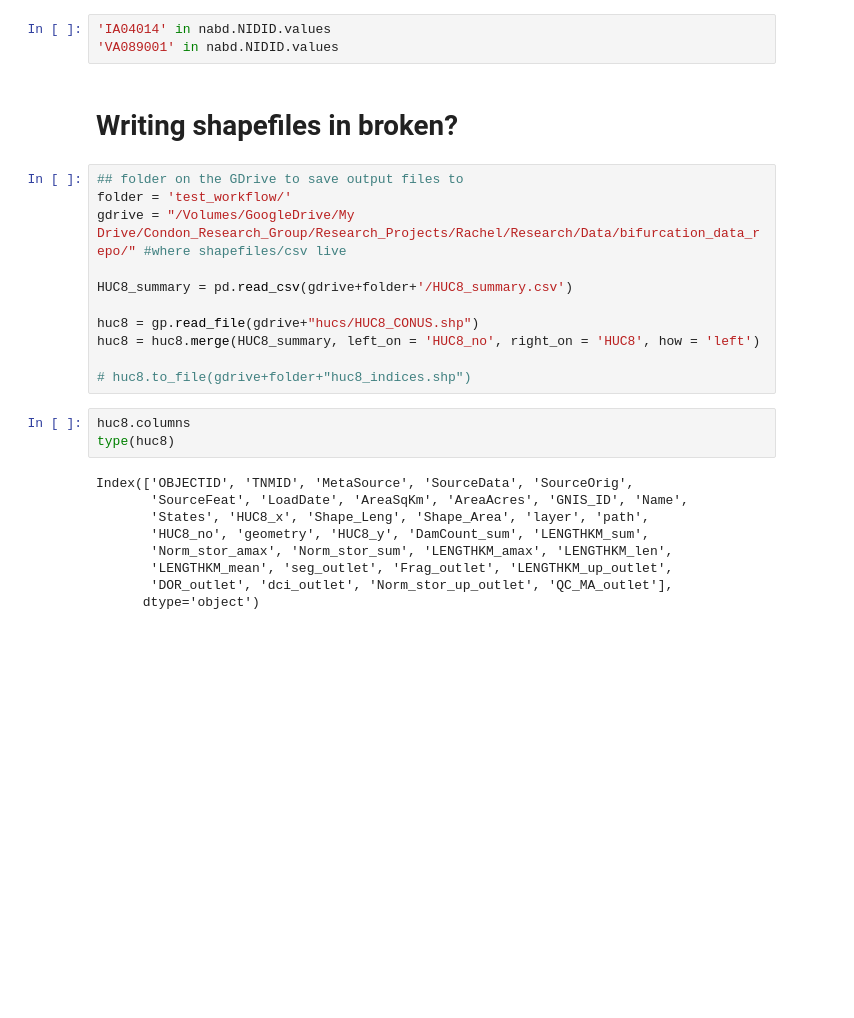
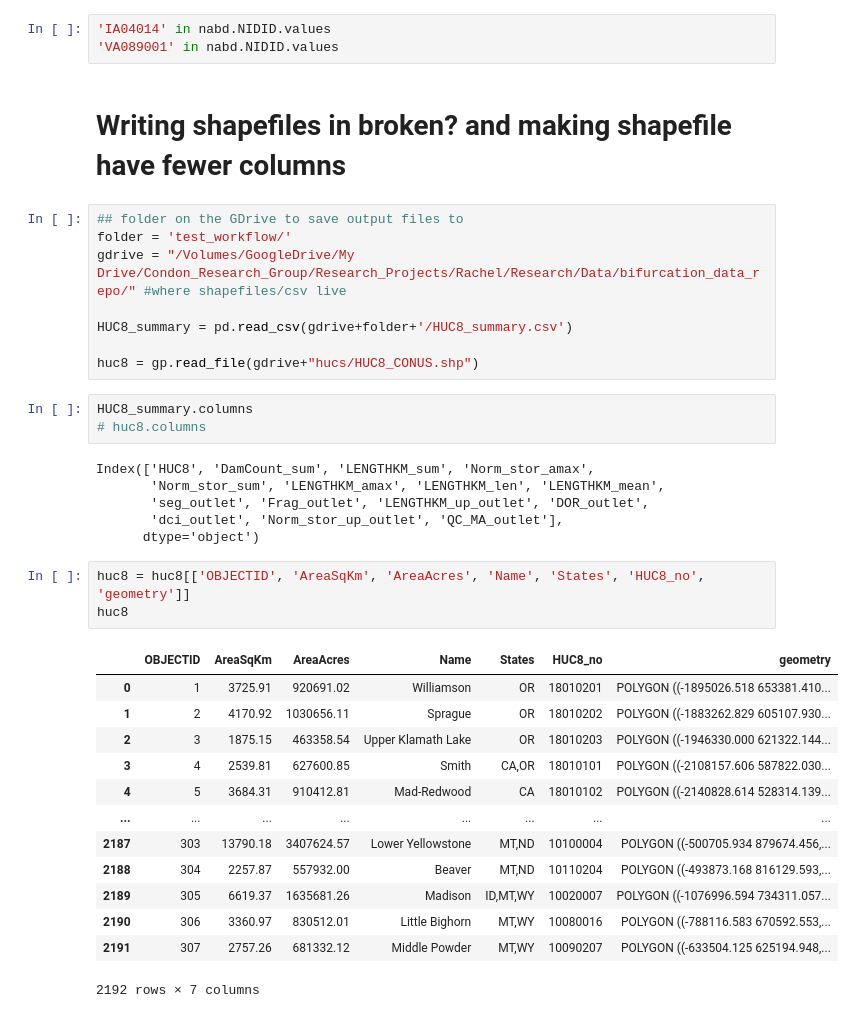
Before and after one commit to rspinti/River_bifurcation, a Jupyter notebook: archive/testing_things_part1000.ipynb, the cells around one changed output. Saved outputs shown, nothing was run; the diff lists cells and outputs as text; blank space fills up the shorter version.

```diff
--- a/archive/testing_things_part1000.ipynb
+++ b/archive/testing_things_part1000.ipynb
@@ -150,7 +150,7 @@ nabd_dams
 'IA04014' in nabd.NIDID.values
 'VA089001' in nabd.NIDID.values
 # %% [markdown]
-# Writing shapefiles in broken?
+# Writing shapefiles in broken? and making shapefile have fewer columns
 # %%
 ## folder on the GDrive to save output files to
 folder = 'test_workflow/'
@@ -159,18 +159,29 @@ gdrive = "/Volumes/GoogleDrive/My Drive/Condon_Research_Group/Research_Projects/
 HUC8_summary = pd.read_csv(gdrive+folder+'/HUC8_summary.csv')
 
 huc8 = gp.read_file(gdrive+"hucs/HUC8_CONUS.shp")
-huc8 = huc8.merge(HUC8_summary, left_on = 'HUC8_no', right_on = 'HUC8', how = 'left')
-
-# huc8.to_file(gdrive+folder+"huc8_indices.shp")
 # %%
-huc8.columns
-type(huc8)
+HUC8_summary.columns
+# huc8.columns
 # %% [output]
-Index(['OBJECTID', 'TNMID', 'MetaSource', 'SourceData', 'SourceOrig',
-       'SourceFeat', 'LoadDate', 'AreaSqKm', 'AreaAcres', 'GNIS_ID', 'Name',
-       'States', 'HUC8_x', 'Shape_Leng', 'Shape_Area', 'layer', 'path',
-       'HUC8_no', 'geometry', 'HUC8_y', 'DamCount_sum', 'LENGTHKM_sum',
-       'Norm_stor_amax', 'Norm_stor_sum', 'LENGTHKM_amax', 'LENGTHKM_len',
-       'LENGTHKM_mean', 'seg_outlet', 'Frag_outlet', 'LENGTHKM_up_outlet',
-       'DOR_outlet', 'dci_outlet', 'Norm_stor_up_outlet', 'QC_MA_outlet'],
+Index(['HUC8', 'DamCount_sum', 'LENGTHKM_sum', 'Norm_stor_amax',
+       'Norm_stor_sum', 'LENGTHKM_amax', 'LENGTHKM_len', 'LENGTHKM_mean',
+       'seg_outlet', 'Frag_outlet', 'LENGTHKM_up_outlet', 'DOR_outlet',
+       'dci_outlet', 'Norm_stor_up_outlet', 'QC_MA_outlet'],
       dtype='object')
+# %%
+huc8 = huc8[['OBJECTID', 'AreaSqKm', 'AreaAcres', 'Name', 'States', 'HUC8_no', 'geometry']]
+huc8
+# %% [output]
+|  | OBJECTID | AreaSqKm | AreaAcres | Name | States | HUC8_no | geometry |
+| 0 | 1 | 3725.91 | 920691.02 | Williamson | OR | 18010201 | POLYGON ((-1895026.518 653381.410... |
+| 1 | 2 | 4170.92 | 1030656.11 | Sprague | OR | 18010202 | POLYGON ((-1883262.829 605107.930... |
+| 2 | 3 | 1875.15 | 463358.54 | Upper Klamath Lake | OR | 18010203 | POLYGON ((-1946330.000 621322.144... |
+| 3 | 4 | 2539.81 | 627600.85 | Smith | CA,OR | 18010101 | POLYGON ((-2108157.606 587822.030... |
+| 4 | 5 | 3684.31 | 910412.81 | Mad-Redwood | CA | 18010102 | POLYGON ((-2140828.614 528314.139... |
+| ... | ... | ... | ... | ... | ... | ... | ... |
+| 2187 | 303 | 13790.18 | 3407624.57 | Lower Yellowstone | MT,ND | 10100004 | POLYGON ((-500705.934 879674.456,... |
+| 2188 | 304 | 2257.87 | 557932.00 | Beaver | MT,ND | 10110204 | POLYGON ((-493873.168 816129.593,... |
+| 2189 | 305 | 6619.37 | 1635681.26 | Madison | ID,MT,WY | 10020007 | POLYGON ((-1076996.594 734311.057... |
+| 2190 | 306 | 3360.97 | 830512.01 | Little Bighorn | MT,WY | 10080016 | POLYGON ((-788116.583 670592.553,... |
+| 2191 | 307 | 2757.26 | 681332.12 | Middle Powder | MT,WY | 10090207 | POLYGON ((-633504.125 625194.948,... |
+2192 rows × 7 columns
```
Also changed, not shown: parts of 12 cells of this notebook, 7 other files.
